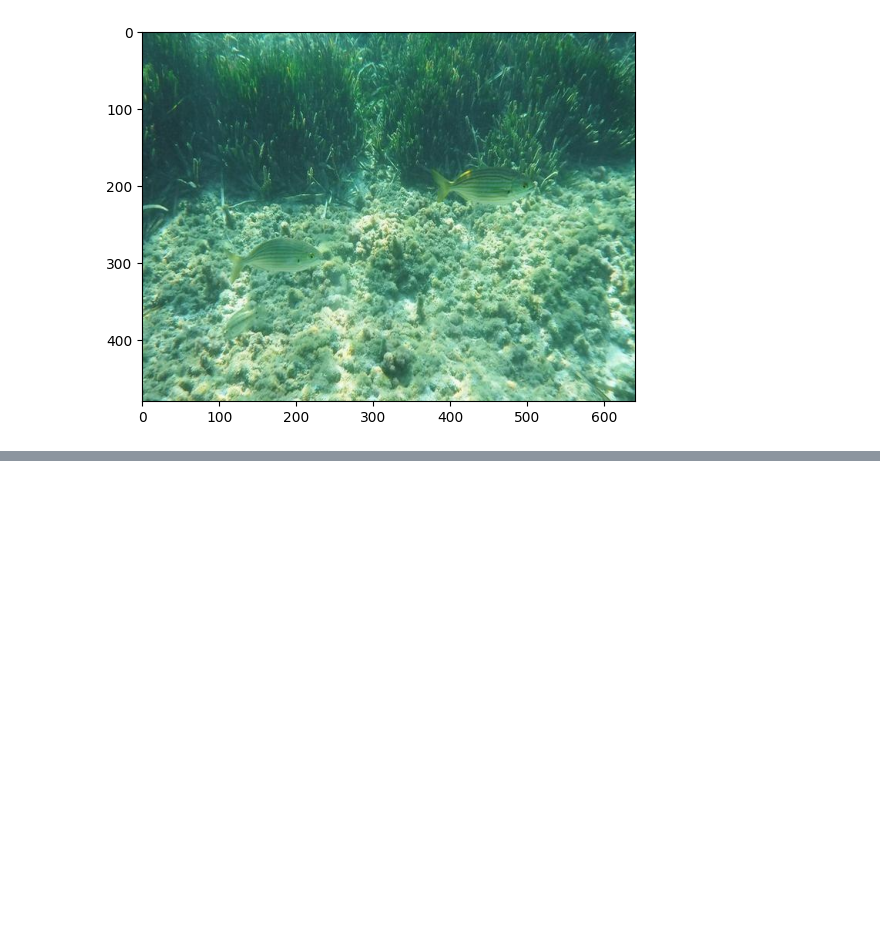
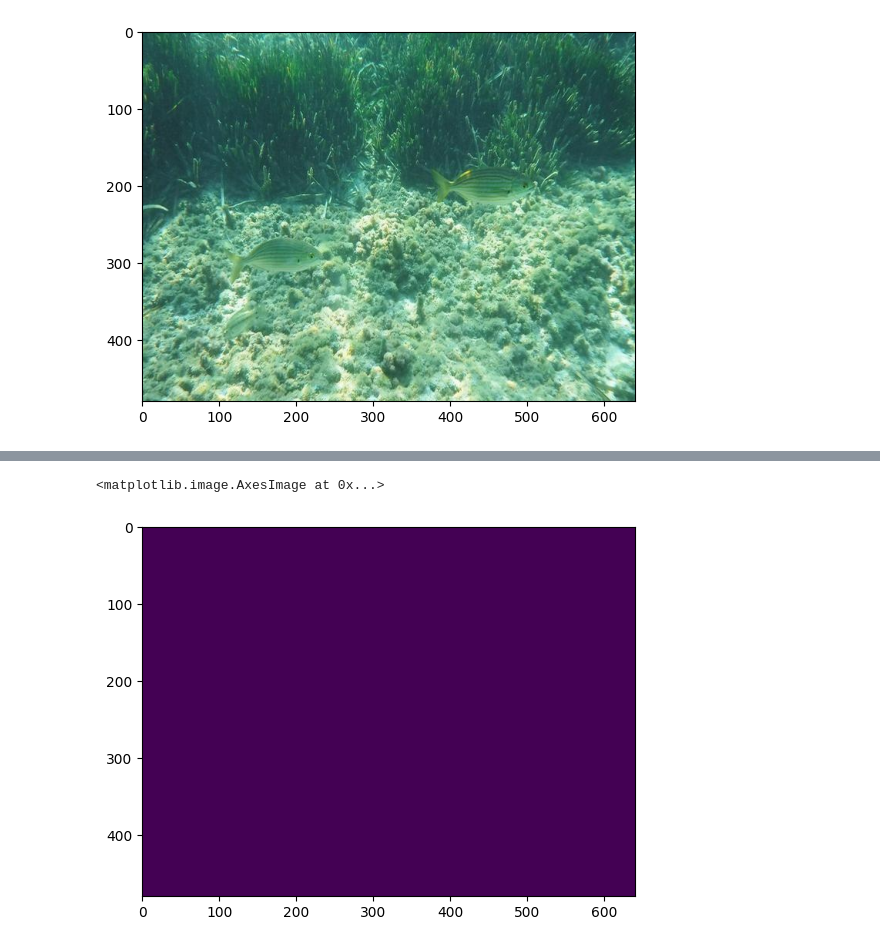
Before and after one commit to rahim-khan-iitg/underwater-image-enhancement, a Jupyter notebook: code/reference_3.ipynb, the cells around one changed output, grey strips where cells are left out. Saved outputs shown, nothing was run; the diff lists cells and outputs as text; code cells hidden in the pictures; blank space fills up the shorter version.

```diff
--- a/code/reference_3.ipynb
+++ b/code/reference_3.ipynb
@@ -174,2 +145,0 @@ denominator=(np.fft.fft([1+gamma])+alpha*denom())
-# %%
-I=np.fft.ifft(numerator/denominator).real
@@ -175,0 +186,5 @@ I=np.fft.ifft(numerator/denominator).real
+# %%
+plt.imshow(R)
+# %% [output]
+<matplotlib.image.AxesImage at 0x...>
+[figure, added]
```
Also changed, not shown: parts of 37 cells of this notebook, 3 other files.
